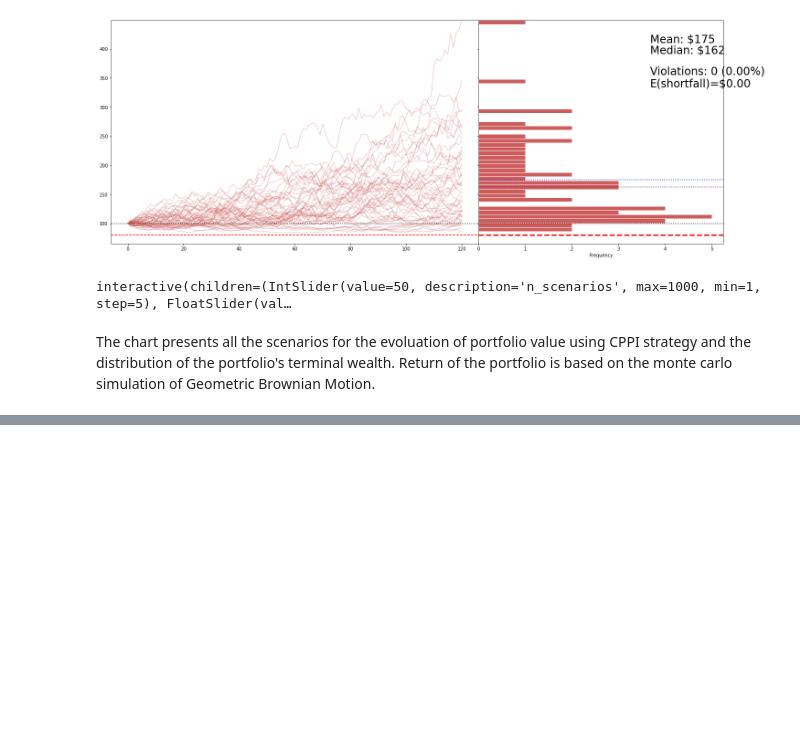
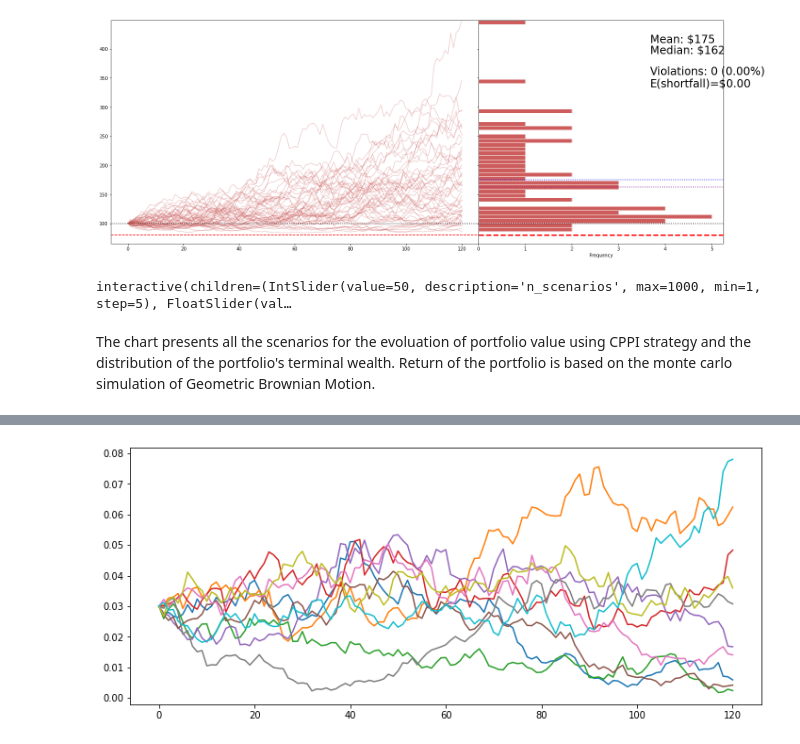
Before and after one commit to xiangyuli2021/CPPI, a Jupyter notebook: CPPI.ipynb, the cells around one changed output, grey strips where cells are left out. Cells and saved outputs as stored; diff of their text form; code cells hidden in the pictures; blank space fills up the shorter version.

```diff
--- a/CPPI.ipynb
+++ b/CPPI.ipynb
@@ -254,0 +285,5 @@ The chart presents all the scenarios for the evoluation of portfolio value using
+# %%
+f.cir(n_scenarios=10).plot(legend=False,figsize=(12,5))
+plt.show()
+# %% [output]
+[figure, added]
```
Also changed, not shown: parts of 9 cells of this notebook, 1 other file.
